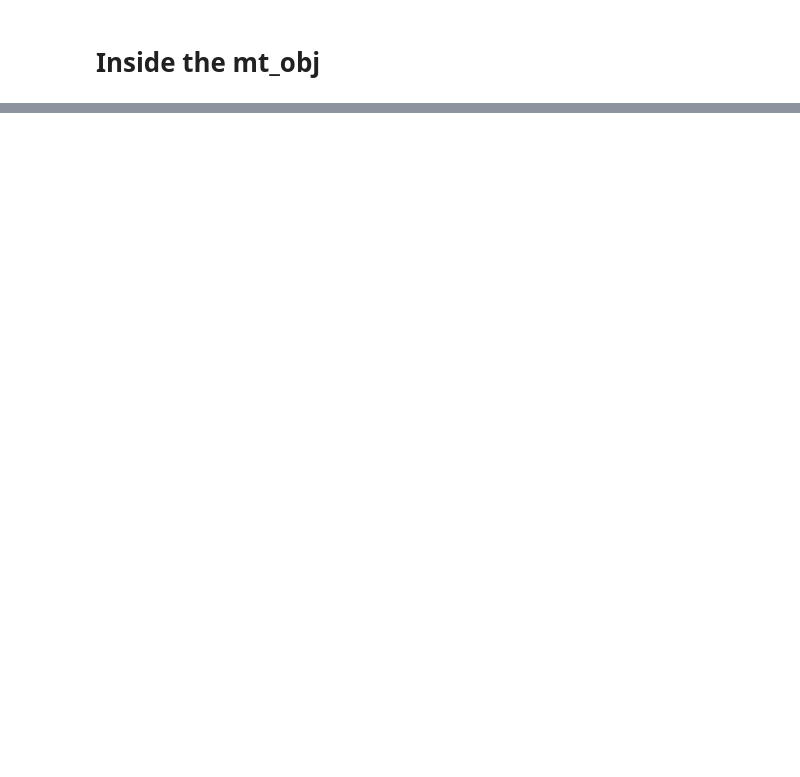
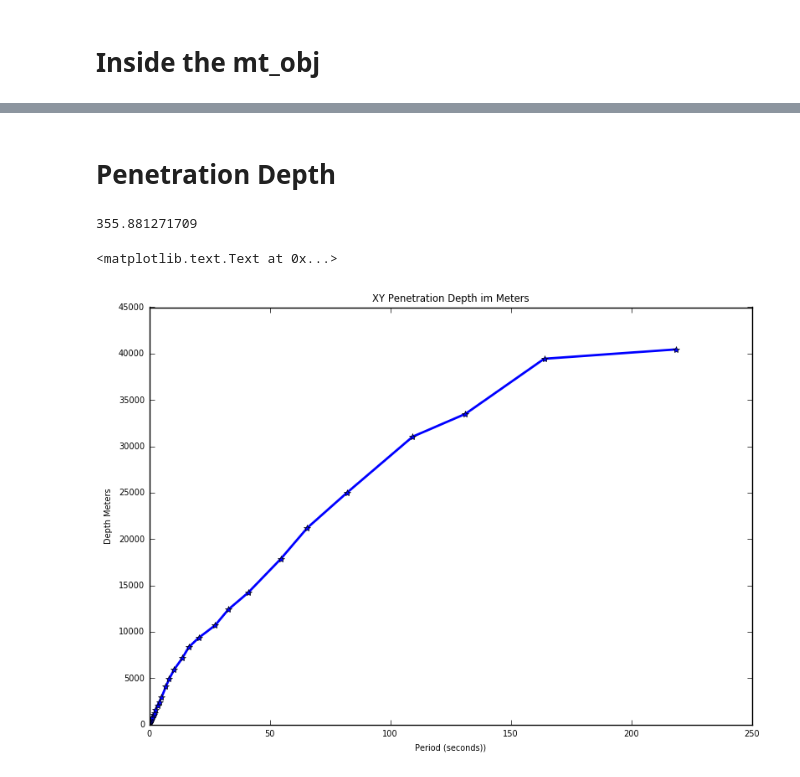
Before and after one commit to MTgeophysics/mtpy, a Jupyter notebook: examples/notebooks/Apparent_Resistivity_Penetration_Depth.ipynb, the cells around one changed output, grey strips where cells are left out. Cells and saved outputs as stored; diff of their text form; code cells hidden in the pictures; blank space fills up the shorter version.

```diff
--- a/examples/notebooks/Apparent_Resistivity_Penetration_Depth.ipynb
+++ b/examples/notebooks/Apparent_Resistivity_Penetration_Depth.ipynb
@@ -93,0 +132,14 @@ zeta.resistivity.shape
+# %% [markdown]
+# Penetration Depth
+# %%
+#The parameter  sqrt(1/(2 pi mu_0))
+
+P_scale_meter =np.sqrt(1.0/(2.0*np.pi*4*np.pi*10**(-7)))
+
+print(P_scale_meter)
+
+#The parameter
+
+# P_scale_meter=355.88127171
+# %% [output]
+355.881271709
@@ -93,0 +151,14 @@ zeta.resistivity.shape
+# %%
+# One of the 4-components: XY
+penetration_depth=P_scale_meter*np.sqrt(zeta.resistivity[:,0,1]*periods)
+
+plt.plot(periods, penetration_depth, '-*')
+
+plt.title("XY Penetration Depth im Meters")
+
+plt.xlabel("Period (seconds))")
+
+plt.ylabel("Depth Meters")
+# %% [output]
+<matplotlib.text.Text at 0x...>
+[figure, added]
```
Also changed, not shown: parts of 35 cells of this notebook.
